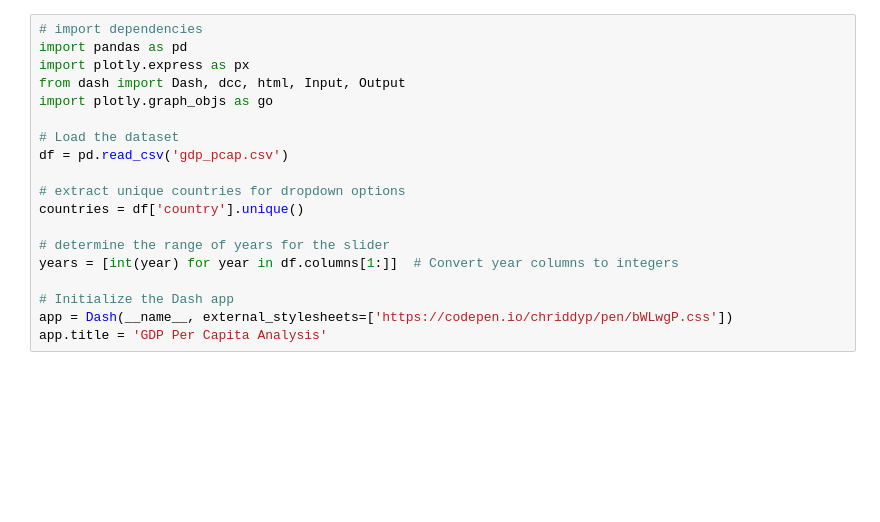
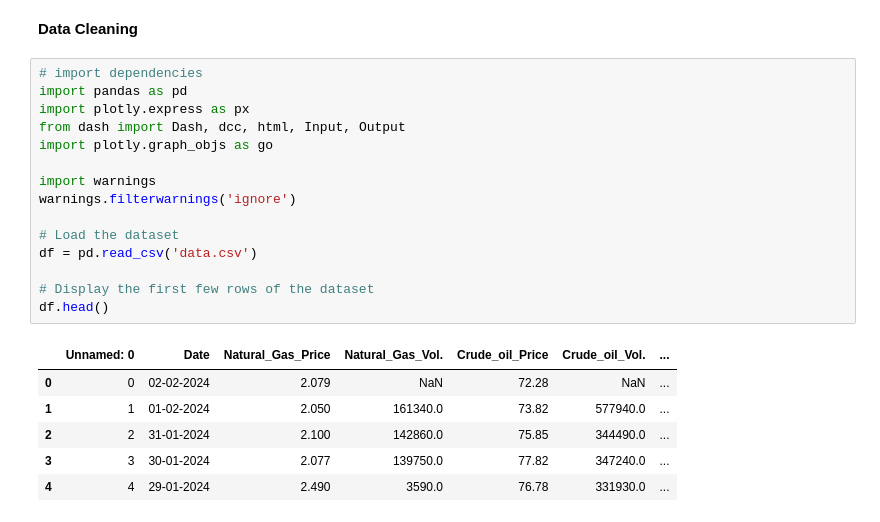
Before and after one commit to dearaugustina/plotly-dash, a Jupyter notebook: sprint2.ipynb, the cells around one changed output. Cells and saved outputs as stored; diff of their text form; blank space fills up the shorter version.

```diff
--- a/sprint2.ipynb
+++ b/sprint2.ipynb
@@ -39,19 +26,24 @@ Load and Preprocess the Dataset
+# %% [markdown]
+**Data Cleaning**
 # %%
 # import dependencies
 import pandas as pd
 import plotly.express as px
 from dash import Dash, dcc, html, Input, Output
 import plotly.graph_objs as go
 
+import warnings
+warnings.filterwarnings('ignore')
+
 # Load the dataset
-df = pd.read_csv('gdp_pcap.csv')
+df = pd.read_csv('data.csv')
 
-# extract unique countries for dropdown options
-countries = df['country'].unique()
-
-# determine the range of years for the slider
-years = [int(year) for year in df.columns[1:]]  # Convert year columns to integers
-
-# Initialize the Dash app
-app = Dash(__name__, external_stylesheets=['https://codepen.io/chriddyp/pen/bWLwgP.css'])
-app.title = 'GDP Per Capita Analysis'
+# Display the first few rows of the dataset
+df.head()
+# %% [output]
+|  | Unnamed: 0 | Date | Natural_Gas_Price | Natural_Gas_Vol. | Crude_oil_Price | Crude_oil_Vol. | ... |
+| 0 | 0 | 02-02-2024 | 2.079 | NaN | 72.28 | NaN | ... |
+| 1 | 1 | 01-02-2024 | 2.050 | 161340.0 | 73.82 | 577940.0 | ... |
+| 2 | 2 | 31-01-2024 | 2.100 | 142860.0 | 75.85 | 344490.0 | ... |
+| 3 | 3 | 30-01-2024 | 2.077 | 139750.0 | 77.82 | 347240.0 | ... |
+| 4 | 4 | 29-01-2024 | 2.490 | 3590.0 | 76.78 | 331930.0 | ... |
```
Also changed, not shown: parts of 16 cells of this notebook.
